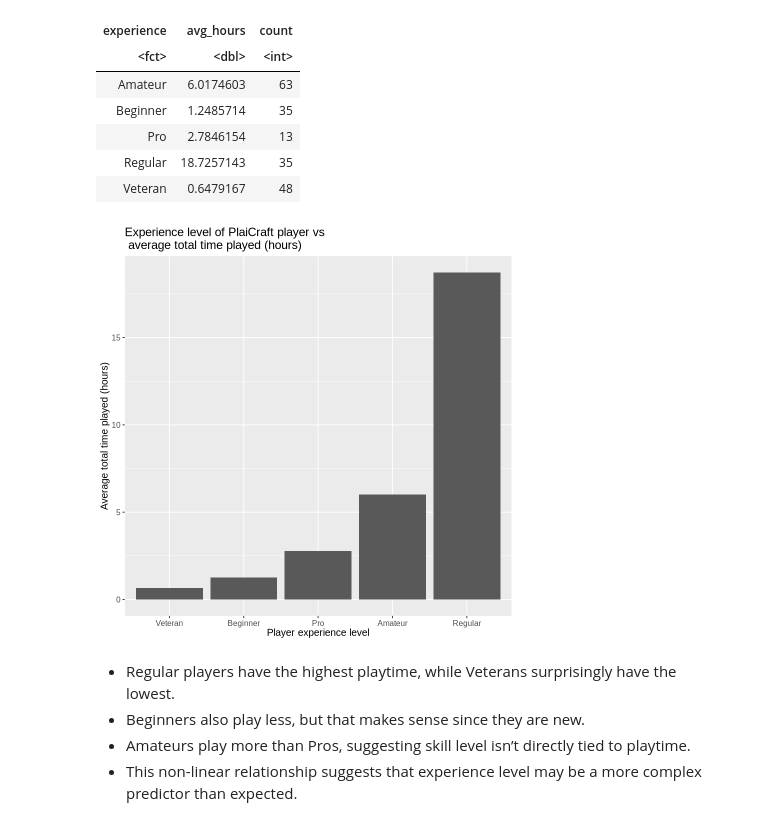
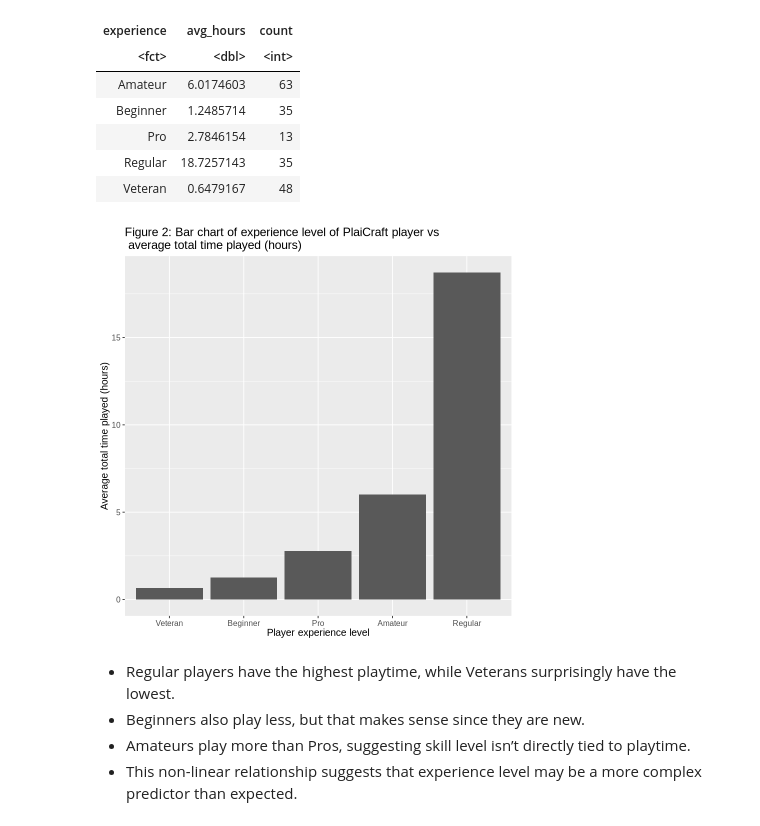
Before and after one commit to vnguyen243/dsci100, a Jupyter notebook: dsci_project_final.ipynb, the cells around one changed output. Drawn from its saved outputs; the diff is of its cells as text; code cells hidden in the pictures.

```diff
--- a/dsci_project_final.ipynb
+++ b/dsci_project_final.ipynb
@@ -179,16 +179,16 @@ A tibble: 5 × 3
 # %%
 # Visualizes the bar graph between the avarage played time and categories of experience
 experience_aver_bar_plot <- played_hours_experience |>
 ggplot(aes(x = fct_reorder(experience, avg_hours, .desc = FALSE), y = avg_hours)) +
 geom_bar(stat = "identity") +
 labs(x = "Player experience level",
      y = "Average total time played (hours)",
-     title = "Experience level of PlaiCraft player vs \n average total time played (hours)") +
+     title = "Figure 2: Bar chart of experience level of PlaiCraft player vs \n average total time played (hours)") +
 theme(text = element_text(size = 12))
 
 experience_aver_bar_plot
 # %% [output]
-[figure, old version]
+[figure, new version]
 # %% [markdown]
 - Regular players have the highest playtime, while Veterans surprisingly have the lowest.
 - Beginners also play less, but that makes sense since they are new.
```
Also changed, not shown: parts of 9 cells of this notebook.
